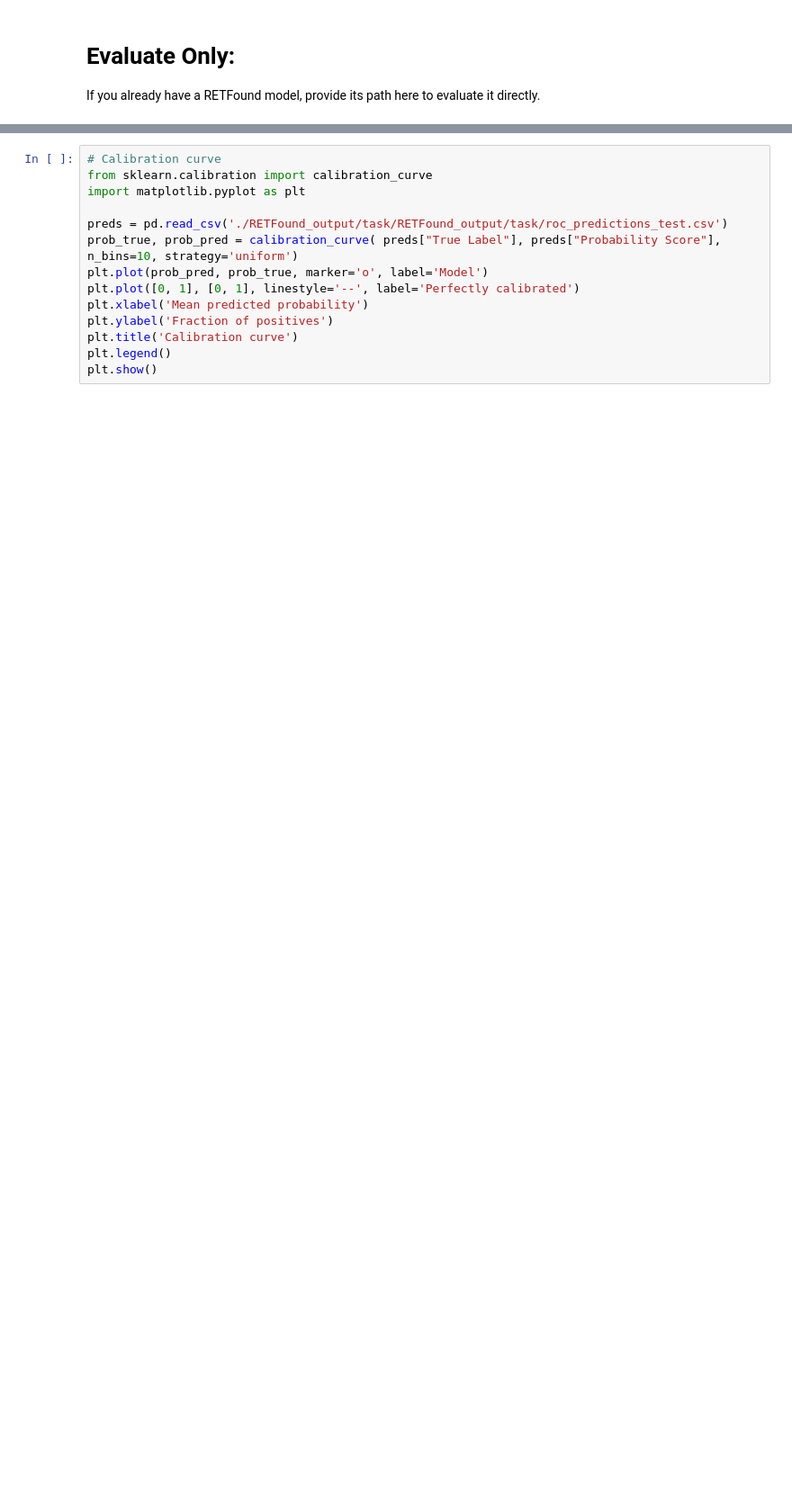
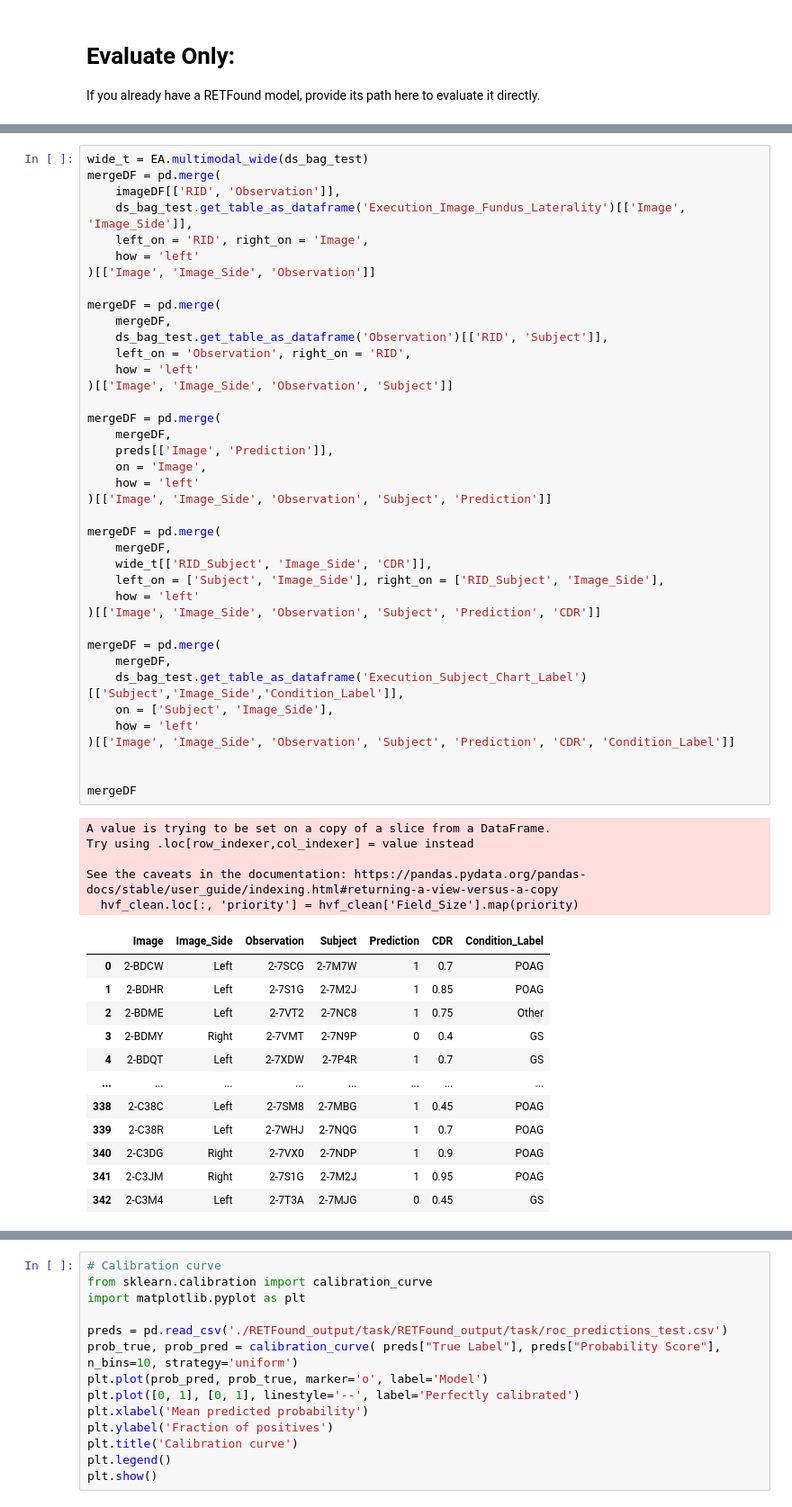
Before and after one commit to informatics-isi-edu/eye-ai-exec, a Jupyter notebook: notebooks/Sandbox_KB/RETFound_Multi_Predict.ipynb, the cells around one changed output, grey strips where cells are left out. Shown at 90% size. Drawn from its saved outputs; the diff is of its cells as text; blank space fills up the shorter version.

```diff
--- a/notebooks/Sandbox_KB/RETFound_Multi_Predict.ipynb
+++ b/notebooks/Sandbox_KB/RETFound_Multi_Predict.ipynb
@@ -396,0 +398,57 @@ pd.read_csv('./RETFound_output/task/RETFound_output/task/roc_predictions_test.cs
+# %%
+wide_t = EA.multimodal_wide(ds_bag_test)
+mergeDF = pd.merge(
+    imageDF[['RID', 'Observation']],
+    ds_bag_test.get_table_as_dataframe('Execution_Image_Fundus_Laterality')[['Image', 'Image_Side']],
+    left_on = 'RID', right_on = 'Image',
+    how = 'left'
+)[['Image', 'Image_Side', 'Observation']]
+
+mergeDF = pd.merge(
+    mergeDF,
+    ds_bag_test.get_table_as_dataframe('Observation')[['RID', 'Subject']],
+    left_on = 'Observation', right_on = 'RID',
+    how = 'left'
+)[['Image', 'Image_Side', 'Observation', 'Subject']]
+
+mergeDF = pd.merge(
+    mergeDF,
+    preds[['Image', 'Prediction']],
+    on = 'Image',
+    how = 'left'
+)[['Image', 'Image_Side', 'Observation', 'Subject', 'Prediction']]
+
+mergeDF = pd.merge(
+    mergeDF,
+    wide_t[['RID_Subject', 'Image_Side', 'CDR']],
+    left_on = ['Subject', 'Image_Side'], right_on = ['RID_Subject', 'Image_Side'],
+    how = 'left'
+)[['Image', 'Image_Side', 'Observation', 'Subject', 'Prediction', 'CDR']]
+
+mergeDF = pd.merge(
+    mergeDF,
+    ds_bag_test.get_table_as_dataframe('Execution_Subject_Chart_Label')[['Subject','Image_Side','Condition_Label']],
+    on = ['Subject', 'Image_Side'],
+    how = 'left'
+)[['Image', 'Image_Side', 'Observation', 'Subject', 'Prediction', 'CDR', 'Condition_Label']]
+
+
+mergeDF
+# %% [output]
+A value is trying to be set on a copy of a slice from a DataFrame.
+Try using .loc[row_indexer,col_indexer] = value instead
+
+See the caveats in the documentation: https://pandas.pydata.org/pandas-docs/stable/user_guide/indexing.html#returning-a-view-versus-a-copy
+  hvf_clean.loc[:, 'priority'] = hvf_clean['Field_Size'].map(priority)
+|  | Image | Image_Side | Observation | Subject | Prediction | CDR | Condition_Label |
+| 0 | 2-BDCW | Left | 2-7SCG | 2-7M7W | 1 | 0.7 | POAG |
+| 1 | 2-BDHR | Left | 2-7S1G | 2-7M2J | 1 | 0.85 | POAG |
+| 2 | 2-BDME | Left | 2-7VT2 | 2-7NC8 | 1 | 0.75 | Other |
+| 3 | 2-BDMY | Right | 2-7VMT | 2-7N9P | 0 | 0.4 | GS |
+| 4 | 2-BDQT | Left | 2-7XDW | 2-7P4R | 1 | 0.7 | GS |
+| ... | ... | ... | ... | ... | ... | ... | ... |
+| 338 | 2-C38C | Left | 2-7SM8 | 2-7MBG | 1 | 0.45 | POAG |
+| 339 | 2-C38R | Left | 2-7WHJ | 2-7NQG | 1 | 0.7 | POAG |
+| 340 | 2-C3DG | Right | 2-7VX0 | 2-7NDP | 1 | 0.9 | POAG |
+| 341 | 2-C3JM | Right | 2-7S1G | 2-7M2J | 1 | 0.95 | POAG |
+| 342 | 2-C3M4 | Left | 2-7T3A | 2-7MJG | 0 | 0.45 | GS |
```
Also changed, not shown: parts of 14 cells of this notebook, 4 other files.
